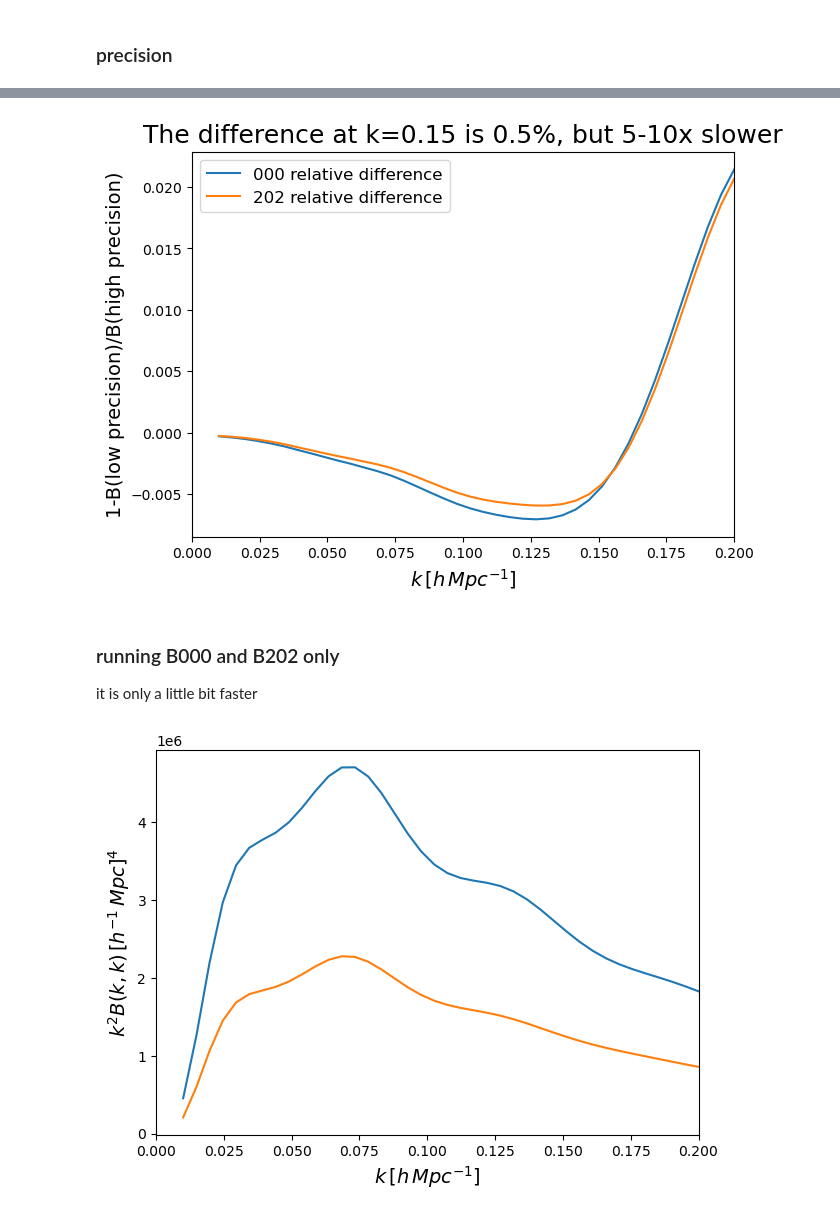
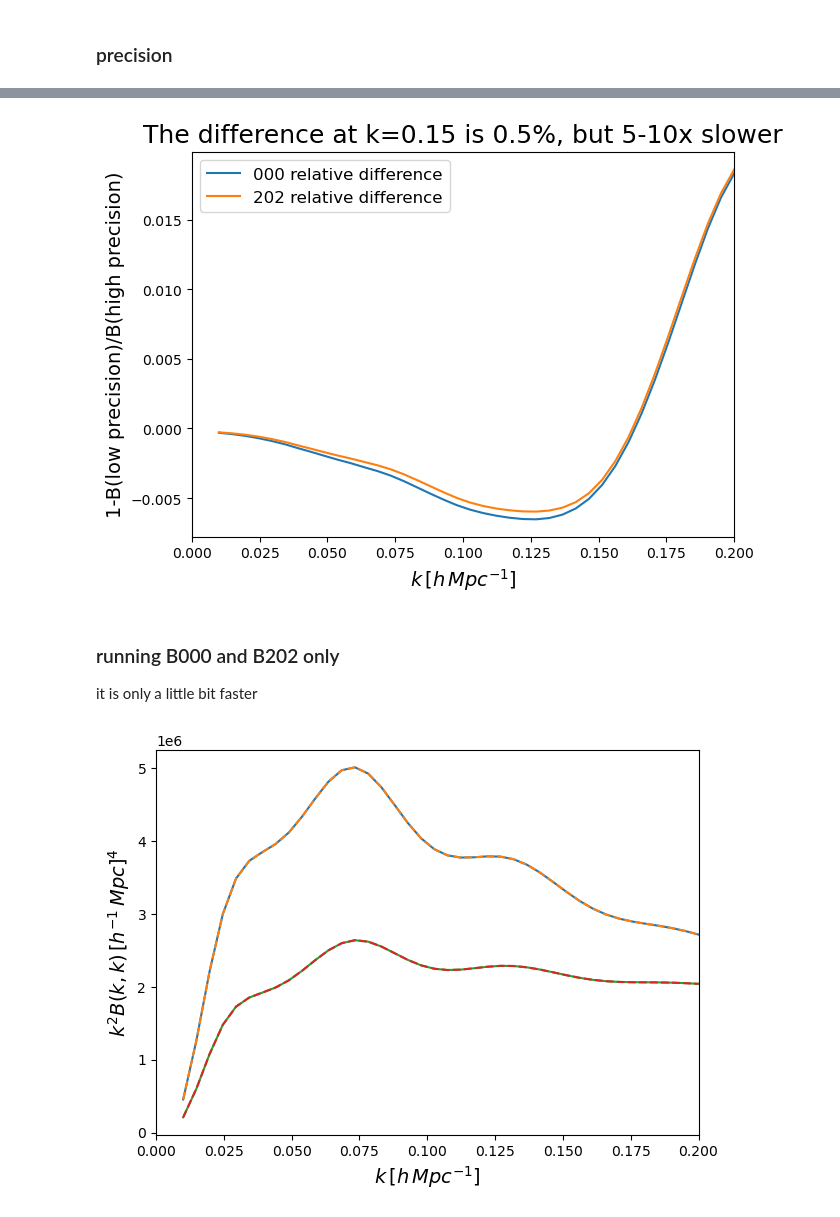
Before and after one commit to alejandroaviles/folpsD, a Jupyter notebook: example.ipynb, the cells around one changed output, grey strips where cells are left out. Cells and saved outputs as stored; diff of their text form; code cells hidden in the pictures.

```diff
--- a/example.ipynb
+++ b/example.ipynb
@@ -89,8 +89,7 @@ plt.show()
 # niusance parameters for the bispectrum
 Pshot = 0; # This would be the same as PshopP*alphashot0 if the bispectrum were computed up to 1loop (I think!)
 Bshot = 0;
-c1=0
-c2=0
+c1,c2=-40,0
 X_FoG_bk=0
 
 bisp_nuis_params = [b1, b2, bs2, c1,c2,Pshot,Bshot, X_FoG_bk]
@@ -207,7 +206,7 @@ axs.set_title('The difference at k=0.15 is 0.5%, but 5-10x slower', fontsize=18,
 axs.set_xlim([0, 0.2])
 plt.show()
 # %% [output]
-[figure, old version]
+[figure, new version]
 # %% [markdown]
 ### running B000 and B202 only
 
@@ -215,17 +214,19 @@ it is only a little bit faster
 # %%
 k_pkl_pklnw=np.array([nonlinear[0][0], nonlinear[0][1], nonlinear[1][1]])
 B000_, B202_ = FOLPS.Bisp_Sugiyama(bisp_cosmo_params, bisp_nuis_params,
                                    k_pkl_pklnw=k_pkl_pklnw, z_pk=z_pk, k1k2pairs=k_ev_bk,
                                    Omfid=Omfid,precision=[10,10,10])
 
 fig, axs = plt.subplots(figsize=(7,5))
 axs.set_xlabel(r'$k \, [h\, Mpc^{-1}]$', fontsize =  14)
 axs.set_ylabel(r'$k^2 B(k,k) \, [h^{-1} \,  Mpc]^4$', fontsize =  14)
 
 axs.plot(k_ev, k_ev**2 * B000_, label=r'B000')
+axs.plot(k_ev, k_ev**2 * B000, label=r'B000',ls='--')
 axs.plot(k_ev, k_ev**2 * B202_,label=r'B202')
+axs.plot(k_ev, k_ev**2 * B202,label=r'B202',ls='--')
 
 axs.set_xlim([0, 0.20])
 plt.show()
 # %% [output]
-[figure, old version]
+[figure, new version]
```
Also changed, not shown: parts of 4 cells of this notebook, 7 other files.
